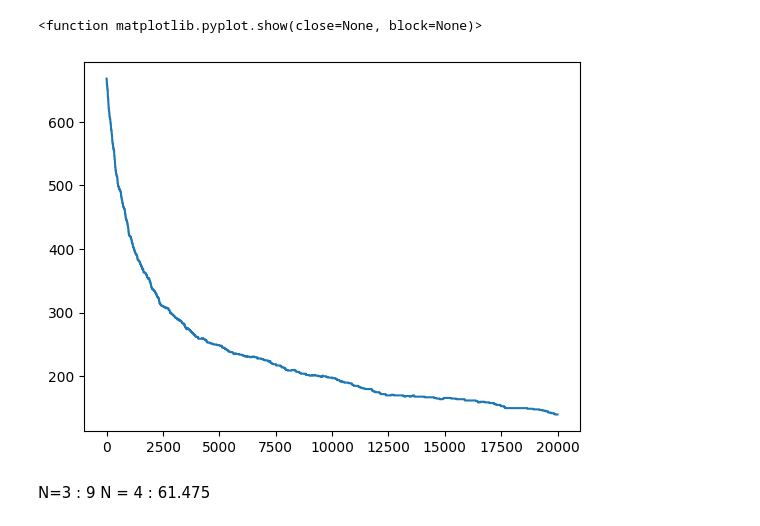
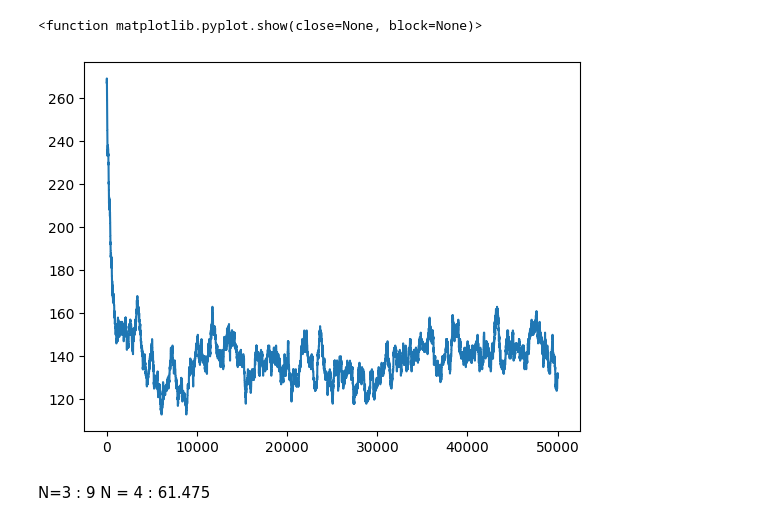
Before and after one commit to Gabriel-lct/ising-model-research, a Jupyter notebook: python/sudoku.ipynb, the cells around one changed output. Drawn from its saved outputs; the diff is of its cells as text; code cells hidden in the pictures.

```diff
--- a/python/sudoku.ipynb
+++ b/python/sudoku.ipynb
@@ -164,12 +165,12 @@ KeyboardInterrupt:
 # %%
-n = 5
+n = 4
 sudo = init_sudoku(n)
-_, Es = metropolis(sudo, n*n, 0.2, 20000)
+_, Es = metropolis(sudo, n*n, 0.6, 50000)
 plt.plot(np.arange(len(Es)), Es)
 plt.show
 # %% [output]
 <function matplotlib.pyplot.show(close=None, block=None)>
-[figure, old version]
+[figure, new version]
 # %% [markdown]
 N=3 : 9
 N = 4 : 61.475
```
Also changed, not shown: parts of 6 cells of this notebook, 24 other files.
